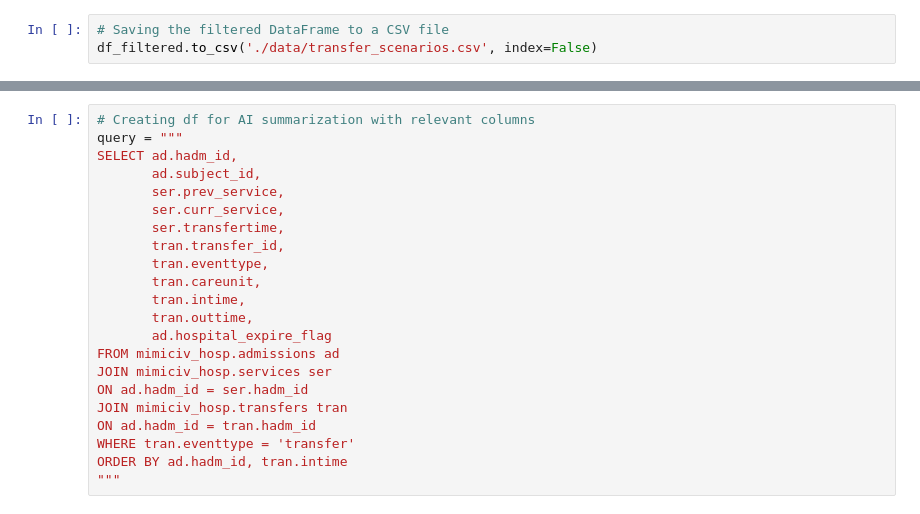
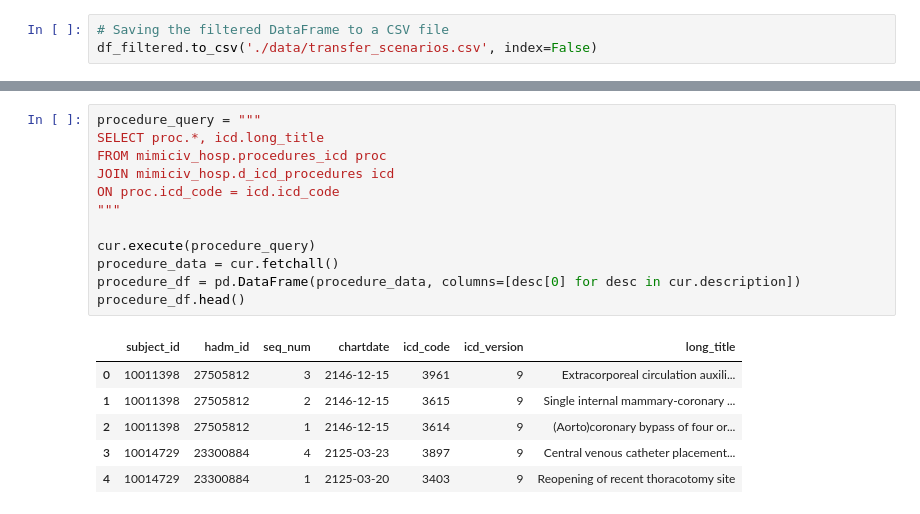
Before and after one commit to giulioelmi/AI-transfer, a Jupyter notebook: mimiciv.ipynb, the cells around one changed output, grey strips where cells are left out. Drawn from its saved outputs; the diff is of its cells as text.

```diff
--- a/mimiciv.ipynb
+++ b/mimiciv.ipynb
@@ -332,23 +355,20 @@ df_filtered.to_csv('./data/transfer_scenarios.csv', index=False)
 # %%
-# Creating df for AI summarization with relevant columns
-query = """
-SELECT ad.hadm_id,
-       ad.subject_id,
-       ser.prev_service,
-       ser.curr_service,
-       ser.transfertime,
-       tran.transfer_id,
-       tran.eventtype,
-       tran.careunit,
-       tran.intime,
-       tran.outtime,
-       ad.hospital_expire_flag
-FROM mimiciv_hosp.admissions ad
-JOIN mimiciv_hosp.services ser
-ON ad.hadm_id = ser.hadm_id
-JOIN mimiciv_hosp.transfers tran
-ON ad.hadm_id = tran.hadm_id
-WHERE tran.eventtype = 'transfer'
-ORDER BY ad.hadm_id, tran.intime
+procedure_query = """
+SELECT proc.*, icd.long_title
+FROM mimiciv_hosp.procedures_icd proc
+JOIN mimiciv_hosp.d_icd_procedures icd
+ON proc.icd_code = icd.icd_code
 """
+
+cur.execute(procedure_query)
+procedure_data = cur.fetchall()
+procedure_df = pd.DataFrame(procedure_data, columns=[desc[0] for desc in cur.description])
+procedure_df.head()
+# %% [output]
+|  | subject_id | hadm_id | seq_num | chartdate | icd_code | icd_version | long_title |
+| 0 | 10011398 | 27505812 | 3 | 2146-12-15 | 3961 | 9 | Extracorporeal circulation auxili... |
+| 1 | 10011398 | 27505812 | 2 | 2146-12-15 | 3615 | 9 | Single internal mammary-coronary ... |
+| 2 | 10011398 | 27505812 | 1 | 2146-12-15 | 3614 | 9 | (Aorto)coronary bypass of four or... |
+| 3 | 10014729 | 23300884 | 4 | 2125-03-23 | 3897 | 9 | Central venous catheter placement... |
+| 4 | 10014729 | 23300884 | 1 | 2125-03-20 | 3403 | 9 | Reopening of recent thoracotomy site |
 # %%
```
Also changed, not shown: parts of 10 cells of this notebook, 1 other file.
